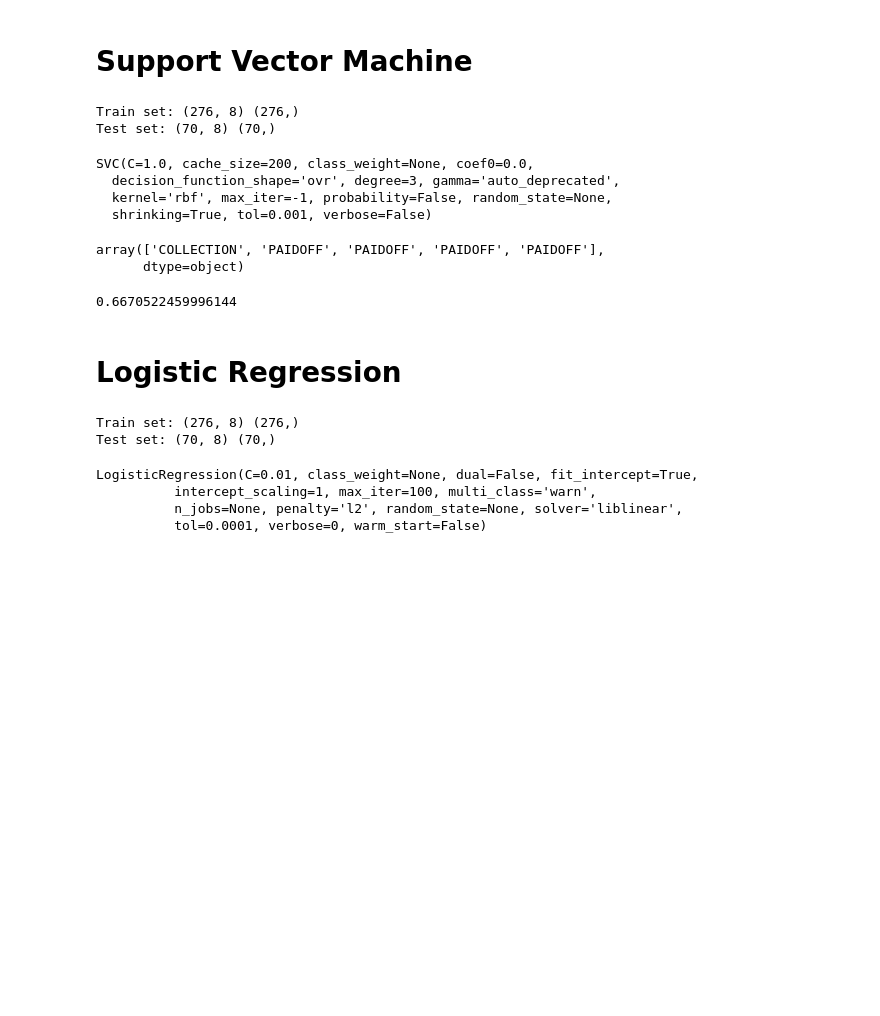
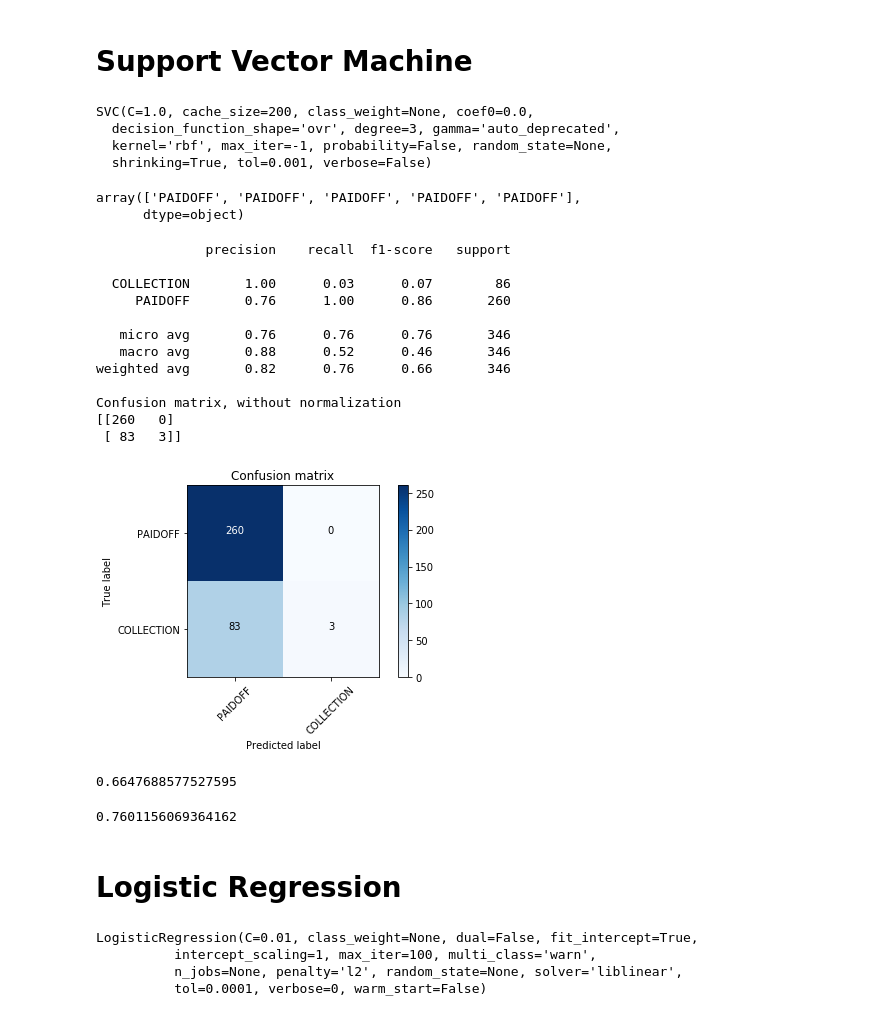
Before and after one commit to Pranjalraj0046/Coursera_ML_CapstoneProject, a Jupyter notebook: Python Notebook.ipynb, the cells around one changed output. Drawn from its saved outputs; the diff is of its cells as text; code cells hidden in the pictures; blank space fills up the shorter version.

```diff
--- a/Python Notebook.ipynb
+++ b/Python Notebook.ipynb
@@ -335,7 +352,7 @@ DecisionTreeClassifier(class_weight=None, criterion='entropy', max_depth=4,
             min_weight_fraction_leaf=0.0, presort=False, random_state=None,
             splitter='best')
 # %%
-drugTree.fit(X_trainset,y_trainset)
+drugTree.fit(X,y)
 # %% [output]
 DecisionTreeClassifier(class_weight=None, criterion='entropy', max_depth=4,
             max_features=None, max_leaf_nodes=None,
@@ -354,24 +387,17 @@ DecisionTrees's Accuracy:  0.6538461538461539
 # %% [markdown]
 # Support Vector Machine
-# %%
-X_train, X_test, y_train, y_test = train_test_split( X, y, test_size=0.2, random_state=4)
-print ('Train set:', X_train.shape,  y_train.shape)
-print ('Test set:', X_test.shape,  y_test.shape)
-# %% [output]
-Train set: (276, 8) (276,)
-Test set: (70, 8) (70,)
 # %%
 from sklearn import svm
 clf = svm.SVC(kernel='rbf')
-clf.fit(X_train, y_train)
+clf.fit(X, y)
 # %% [output]
 SVC(C=1.0, cache_size=200, class_weight=None, coef0=0.0,
   decision_function_shape='ovr', degree=3, gamma='auto_deprecated',
   kernel='rbf', max_iter=-1, probability=False, random_state=None,
   shrinking=True, tol=0.001, verbose=False)
 # %%
-yhat = clf.predict(X_test)
-yhat [0:5]
+yhat_SVM = clf.predict(X)
+yhat_SVM [0:5]
 # %% [output]
-array(['COLLECTION', 'PAIDOFF', 'PAIDOFF', 'PAIDOFF', 'PAIDOFF'],
+array(['PAIDOFF', 'PAIDOFF', 'PAIDOFF', 'PAIDOFF', 'PAIDOFF'],
       dtype=object)
@@ -378,21 +440,39 @@ array(['COLLECTION', 'PAIDOFF', 'PAIDOFF', 'PAIDOFF', 'PAIDOFF'],
+# %%
+# Compute confusion matrix
+cnf_matrix = confusion_matrix(y, yhat_SVM, labels=['PAIDOFF','COLLECTION'])
+np.set_printoptions(precision=2)
+
+print (classification_report(y, yhat_SVM))
+
+# Plot non-normalized confusion matrix
+plt.figure()
+plot_confusion_matrix(cnf_matrix, classes=['PAIDOFF','COLLECTION'],normalize= False,  title='Confusion matrix')
+# %% [output]
+              precision    recall  f1-score   support
+
+  COLLECTION       1.00      0.03      0.07        86
+     PAIDOFF       0.76      1.00      0.86       260
+
+   micro avg       0.76      0.76      0.76       346
+   macro avg       0.88      0.52      0.46       346
+weighted avg       0.82      0.76      0.66       346
+
+Confusion matrix, without normalization
+[[260   0]
+ [ 83   3]]
+[figure, added]
+# %%
+from sklearn.metrics import f1_score
+f1_score(y, yhat_SVM, average='weighted')
+# %% [output]
+0.6647688577527595
 # %%
-from sklearn.metrics import classification_report, confusion_matrix
-import itertools
+from sklearn.metrics import jaccard_similarity_score
+jaccard_similarity_score(y, yhat_SVM)
+# %% [output]
+0.7601156069364162
-# %%
-from sklearn.metrics import f1_score
-f1_score(y_test, yhat, average='weighted')
-# %% [output]
-0.6670522459996144
 # %% [markdown]
 # Logistic Regression
-# %%
-from sklearn.model_selection import train_test_split
-X_train, X_test, y_train, y_test = train_test_split( X, y, test_size=0.2, random_state=4)
-print ('Train set:', X_train.shape,  y_train.shape)
-print ('Test set:', X_test.shape,  y_test.shape)
-# %% [output]
-Train set: (276, 8) (276,)
-Test set: (70, 8) (70,)
 # %%
 from sklearn.linear_model import LogisticRegression
 from sklearn.metrics import confusion_matrix
```
Also changed, not shown: parts of 51 cells of this notebook.
